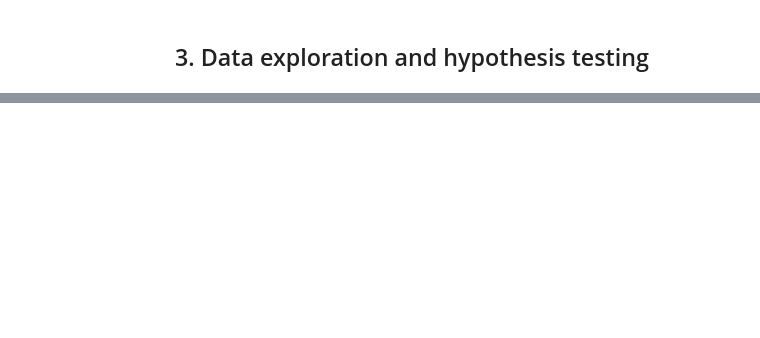
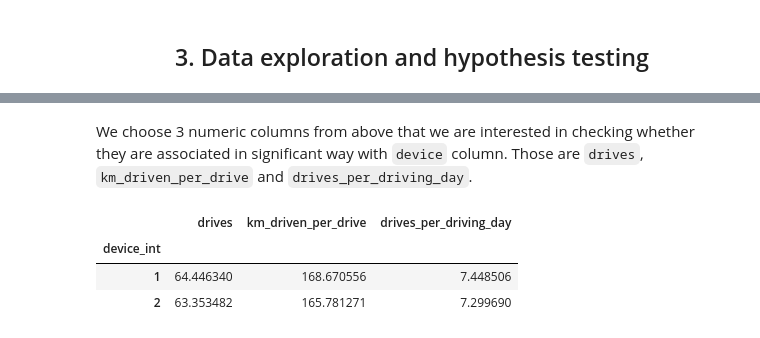
Before and after one commit to Damian-oo/Customer-Churn-Prediction-Waze-app, a Jupyter notebook: Waze Churn Project_full.ipynb, the cells around one changed output, grey strips where cells are left out. Saved outputs shown, nothing was run; the diff lists cells and outputs as text; code cells hidden in the pictures; blank space fills up the shorter version.

```diff
--- a/Waze Churn Project_full.ipynb
+++ b/Waze Churn Project_full.ipynb
@@ -780,0 +800,9 @@ Our task there will be to examine
+# %% [markdown]
+We choose 3 numeric columns from above that we are interested in checking whether they are associated in significant way with `device` column. Those are `drives`, `km_driven_per_drive` and `drives_per_driving_day`.
+# %%
+df_waze_0.groupby("device_int")[["drives", "km_driven_per_drive", "drives_per_driving_day"]].mean()
+# %% [output]
+|  | drives | km_driven_per_drive | drives_per_driving_day |
+| device_int |  |  |  |
+| 1 | 64.446340 | 168.670556 | 7.448506 |
+| 2 | 63.353482 | 165.781271 | 7.299690 |
```
Also changed, not shown: parts of 15 cells of this notebook.
